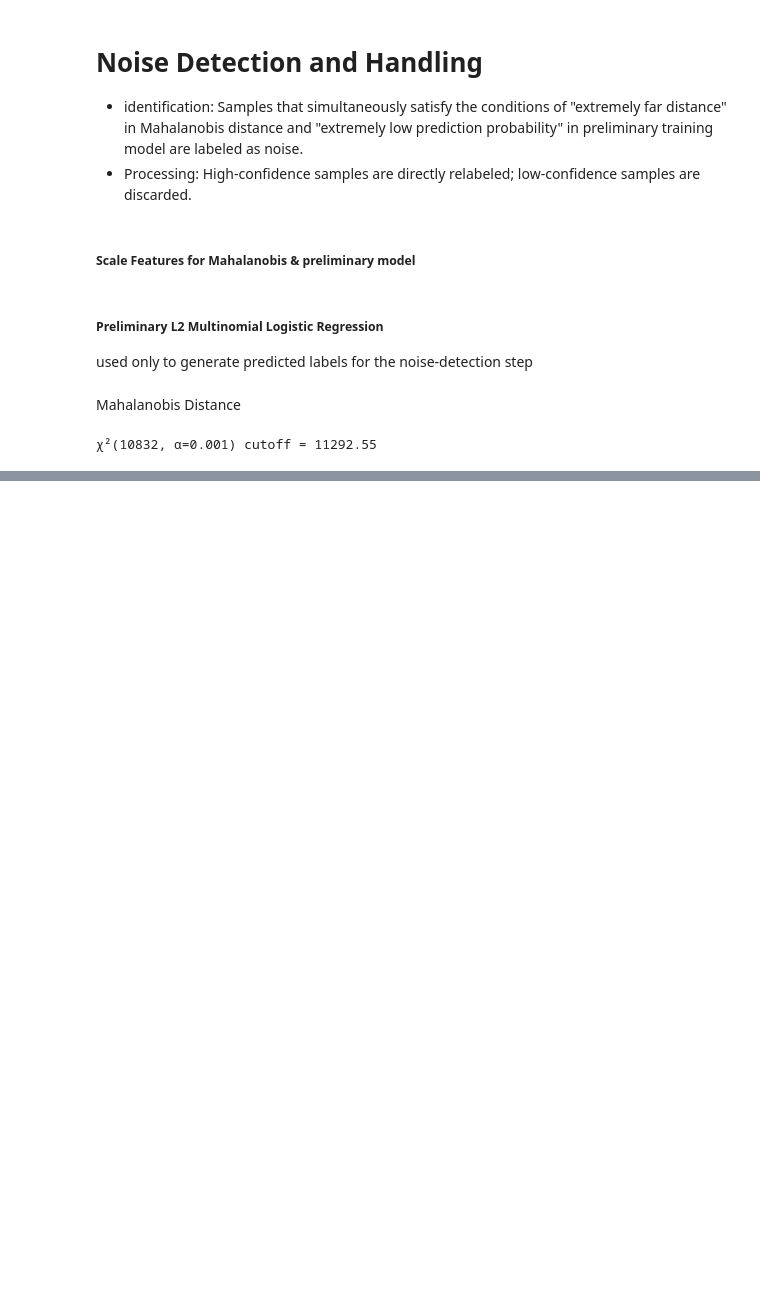
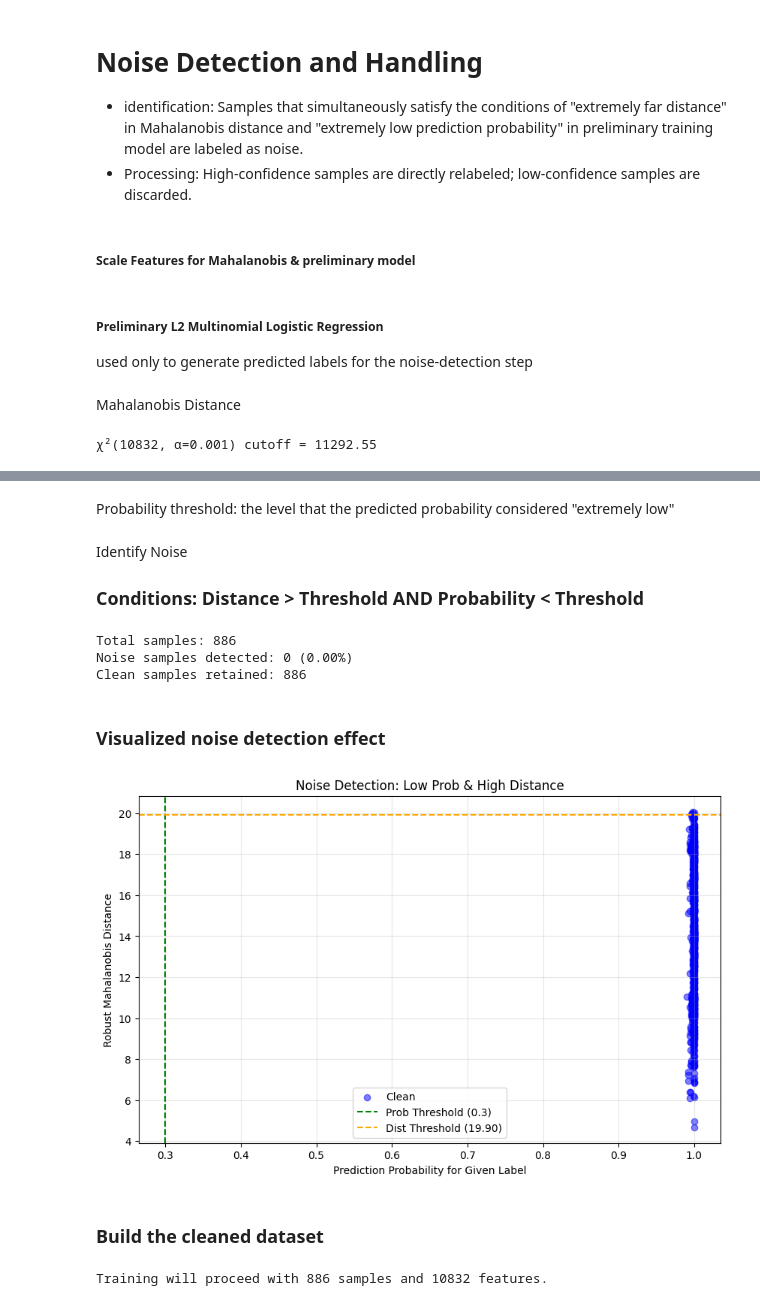
Before and after one commit to 2790125751tbh-oss/Cancer_Detection, a Jupyter notebook: Cancer_Detection.ipynb, the cells around one changed output, grey strips where cells are left out. Saved outputs shown, nothing was run; the diff lists cells and outputs as text; code cells hidden in the pictures; blank space fills up the shorter version.

```diff
--- a/Cancer_Detection.ipynb
+++ b/Cancer_Detection.ipynb
@@ -161,0 +186,50 @@ print(f"χ²({df_chi2}, α={MAHAL_ALPHA}) cutoff = {chi2_cutoff:.2f}")
+# %%
+dist_threshold = np.percentile(mahal_dists, 99.5)
+# %% [markdown]
+Probability threshold: the level that the predicted probability considered "extremely low"
+# %%
+prob_threshold = 0.3
+# %% [markdown]
+Identify Noise
+
+### Conditions: Distance > Threshold AND Probability < Threshold
+# %%
+is_noise = (mahal_dists > dist_threshold) & (given_label_probs < prob_threshold)
+
+noise_indices = np.where(is_noise)[0]
+clean_indices = np.where(~is_noise)[0]
+
+print(f"Total samples: {n_samples}")
+print(f"Noise samples detected: {len(noise_indices)} ({len(noise_indices)/n_samples:.2%})")
+print(f"Clean samples retained: {len(clean_indices)}")
+# %% [output]
+Total samples: 886
+Noise samples detected: 0 (0.00%)
+Clean samples retained: 886
+# %% [markdown]
+### Visualized noise detection effect
+# %%
+plt.figure(figsize=(10, 6))
+plt.scatter(given_label_probs, mahal_dists, c='blue', alpha=0.5, label='Clean')
+if len(noise_indices) > 0:
+    plt.scatter(given_label_probs[noise_indices], mahal_dists[noise_indices],
+                c='red', alpha=0.8, label='Detected Noise', edgecolors='k')
+plt.axvline(prob_threshold, color='green', linestyle='--', label=f'Prob Threshold ({prob_threshold})')
+plt.axhline(dist_threshold, color='orange', linestyle='--', label=f'Dist Threshold ({dist_threshold:.2f})')
+plt.xlabel("Prediction Probability for Given Label")
+plt.ylabel("Robust Mahalanobis Distance")
+plt.title("Noise Detection: Low Prob & High Distance")
+plt.legend()
+plt.grid(True, alpha=0.3)
+plt.show()
+# %% [output]
+[figure, added]
+# %% [markdown]
+### Build the cleaned dataset
+# %%
+X_clean = X_scaled[clean_indices]
+y_clean = y.iloc[clean_indices].reset_index(drop=True) # 重置索引
+
+print(f"Training will proceed with {X_clean.shape[0]} samples and {X_clean.shape[1]} features.")
+# %% [output]
+Training will proceed with 886 samples and 10832 features.
```
Also changed, not shown: parts of 13 cells of this notebook.
